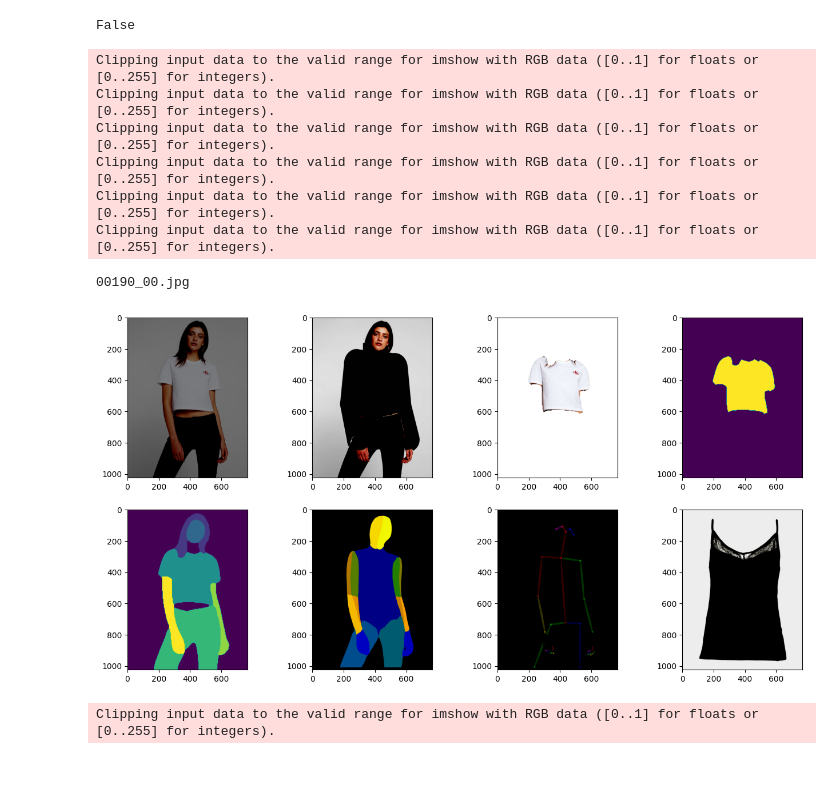
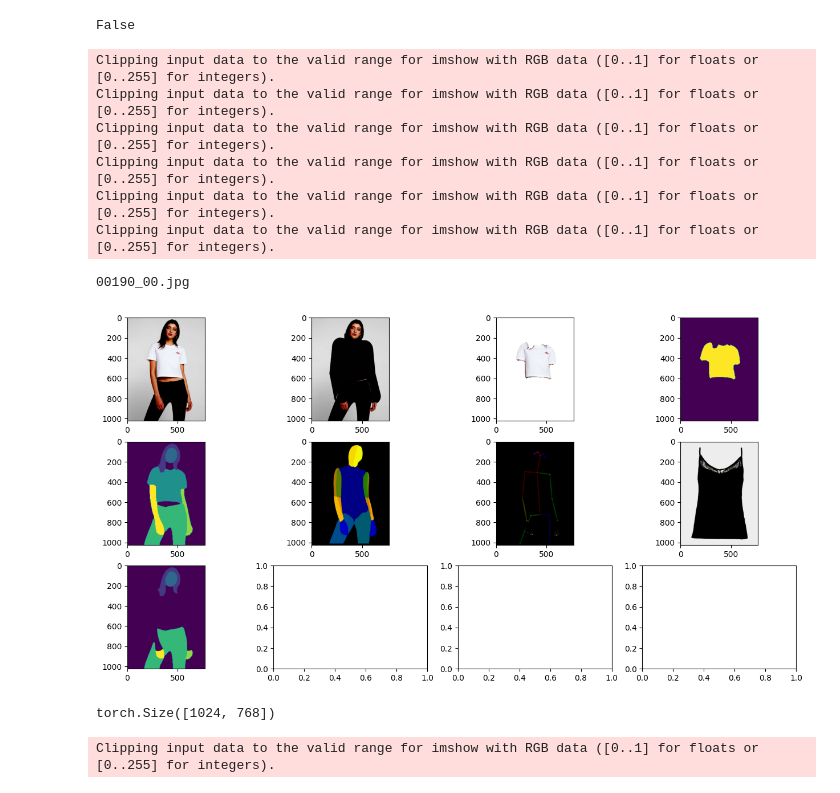
Before and after one commit to YasinSharifbeigy/HR-VITON, a Jupyter notebook: Test.ipynb, the cells around one changed output. Saved outputs shown, nothing was run; the diff lists cells and outputs as text; code cells hidden in the pictures.

```diff
--- a/Test.ipynb
+++ b/Test.ipynb
@@ -150,35 +150,40 @@ def main():
     test_dataset = CPDatasetTest(opt)
     # test_loader = CPDataLoader(opt, test_dataset)
 
     sample = test_dataset[1]
 
-    fig, ax = plt.subplots(2, 4, figsize=(16,8))
+    fig, ax = plt.subplots(3, 4, figsize=(16,8))
 
     ax[0,0].imshow(sample['image'].permute(1,2,0))
     ax[0,1].imshow(sample['agnostic'].permute(1,2,0))
     ax[0,2].imshow(sample['parse_cloth'].permute(1,2,0))
     ax[0,3].imshow(sample['pcm'].permute(1,2,0))
     ax[1,0].imshow(sample['parse_onehot'].permute(1,2,0))
     ax[1,1].imshow(sample['densepose'].permute(1,2,0))
     ax[1,2].imshow(sample['pose'].permute(1,2,0))
     ax[1,3].imshow(sample['cloth']['unpaired'].permute(1,2,0))
+    ax[2,0].imshow(sample['parse_agnostic_onehot'].permute(1,2,0))
 
     return sample
 
 
 
 # if __name__ == "__main__":
 sample = main()
 print(sample['im_name'])
 # %% [output]
 Clipping input data to the valid range for imshow with RGB data ([0..1] for floats or [0..255] for integers).
 Clipping input data to the valid range for imshow with RGB data ([0..1] for floats or [0..255] for integers).
 Clipping input data to the valid range for imshow with RGB data ([0..1] for floats or [0..255] for integers).
 Clipping input data to the valid range for imshow with RGB data ([0..1] for floats or [0..255] for integers).
 Clipping input data to the valid range for imshow with RGB data ([0..1] for floats or [0..255] for integers).
 Clipping input data to the valid range for imshow with RGB data ([0..1] for floats or [0..255] for integers).
 00190_00.jpg
-[figure, old version]
+[figure, new version]
+# %%
+sample['parse_agnostic'].sum(axis=0).shape
+# %% [output]
+torch.Size([1024, 768])
 # %%
 plt.imshow(sample['pose'].permute(1,2,0))
 # %% [output]
```
Also changed, not shown: parts of 1 cell of this notebook, 2 other files.
